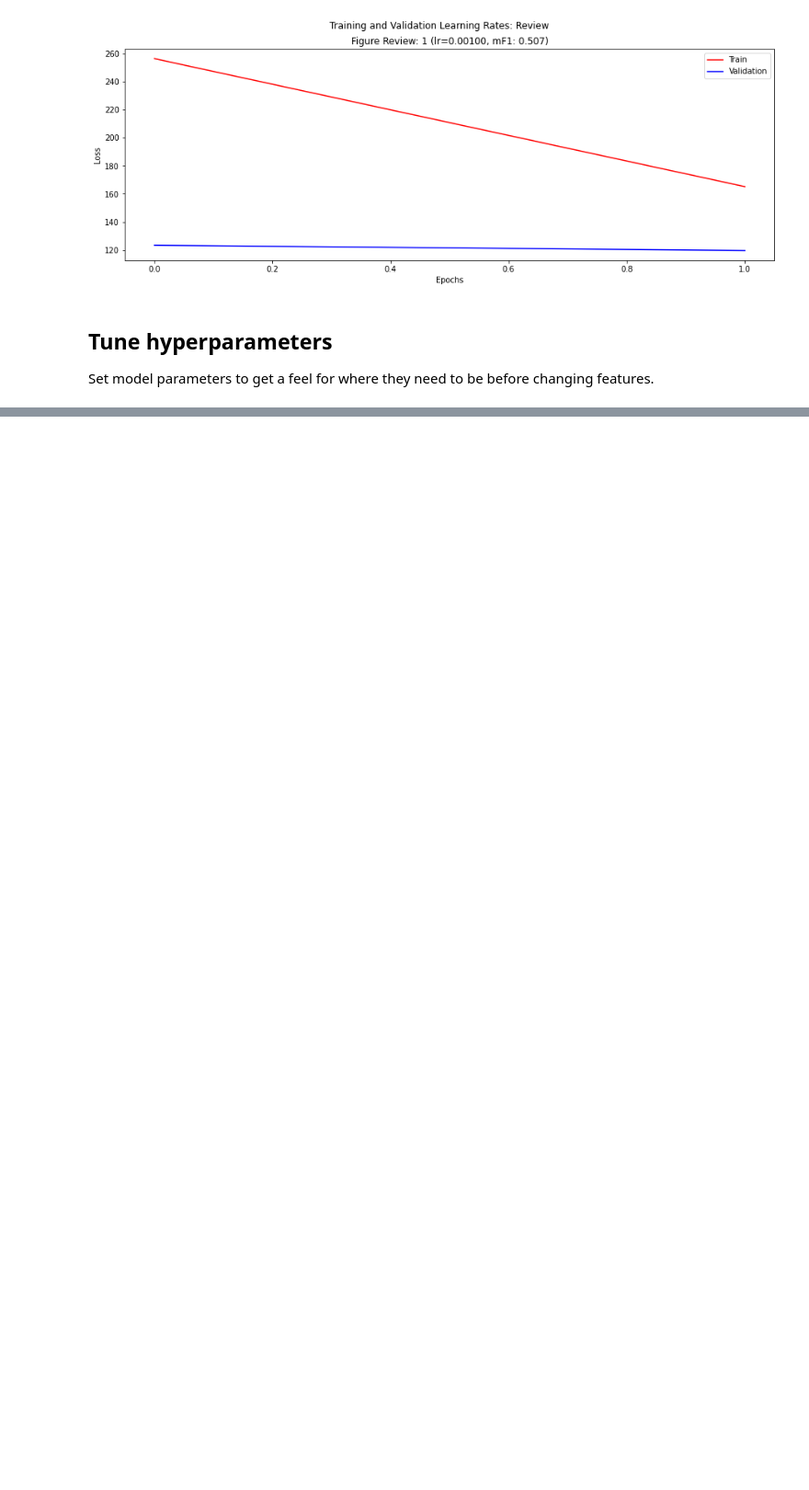
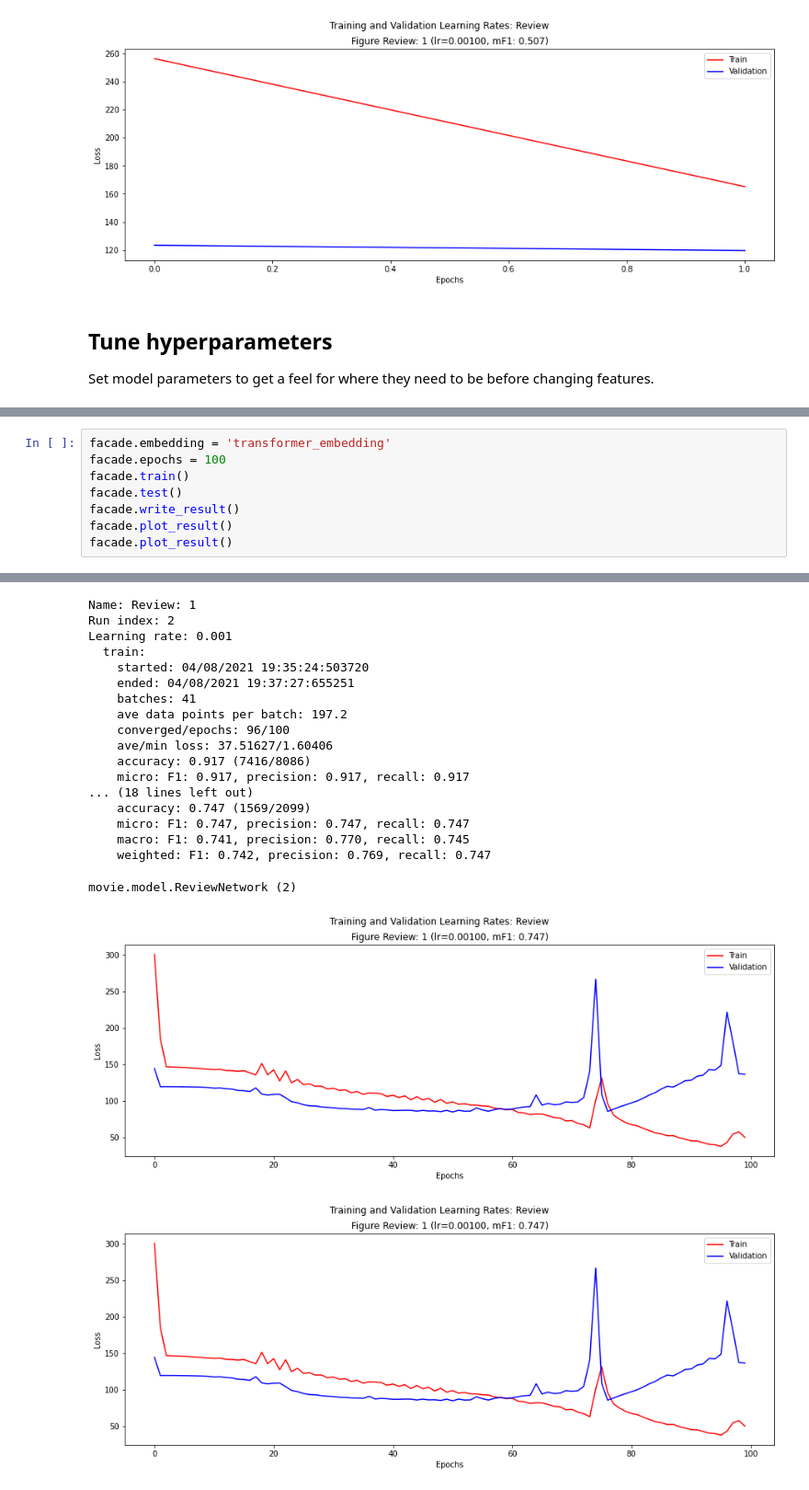
Before and after one commit to plandes/deepnlp, a Jupyter notebook: example/movie/notebook/movie.ipynb, the cells around one changed output, grey strips where cells are left out. Shown at 92% size. Drawn from its saved outputs; the diff is of its cells as text; blank space fills up the shorter version.

```diff
--- a/example/movie/notebook/movie.ipynb
+++ b/example/movie/notebook/movie.ipynb
@@ -210,0 +268,9 @@ facade.plot_result()
+# %%
+facade.embedding = 'transformer_embedding'
+facade.epochs = 100
+facade.train()
+facade.test()
+facade.write_result()
+facade.plot_result()
+facade.plot_result()
+# %% [output]
@@ -210,0 +297,20 @@ facade.plot_result()
+Name: Review: 1
+Run index: 2
+Learning rate: 0.001
+  train:
+    started: 04/08/2021 19:35:24:503720
+    ended: 04/08/2021 19:37:27:655251
+    batches: 41
+    ave data points per batch: 197.2
+    converged/epochs: 96/100
+    ave/min loss: 37.51627/1.60406
+    accuracy: 0.917 (7416/8086)
+    micro: F1: 0.917, precision: 0.917, recall: 0.917
+... (18 lines left out)
+    accuracy: 0.747 (1569/2099)
+    micro: F1: 0.747, precision: 0.747, recall: 0.747
+    macro: F1: 0.741, precision: 0.770, recall: 0.745
+    weighted: F1: 0.742, precision: 0.769, recall: 0.747
+movie.model.ReviewNetwork (2)
+[figure, added]
+[figure, added]
```
Also changed, not shown: parts of 8 cells of this notebook, 12 other files.
